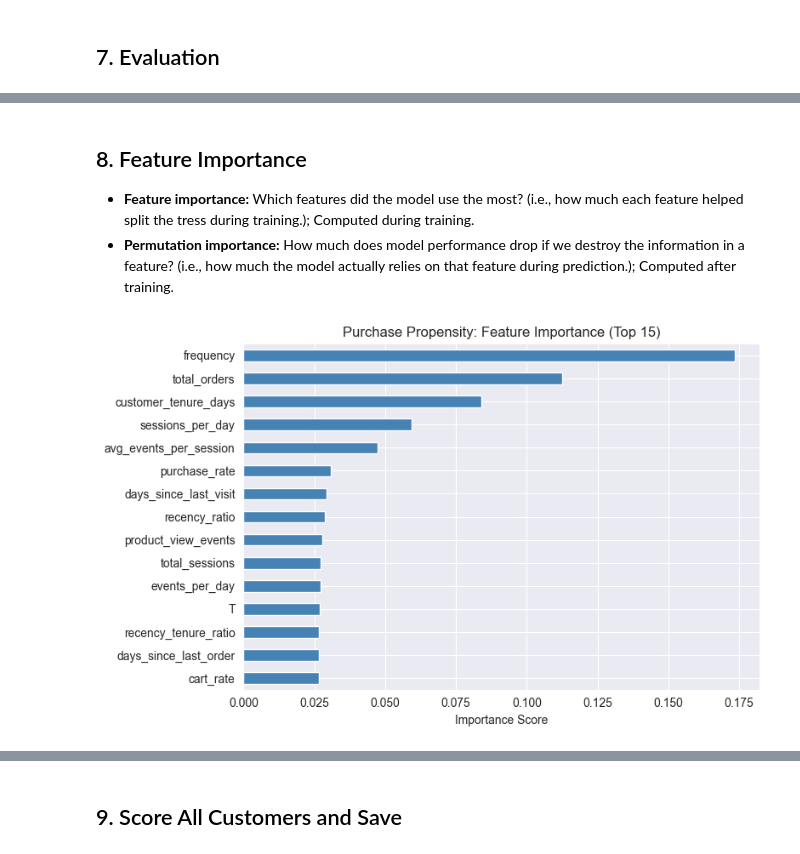
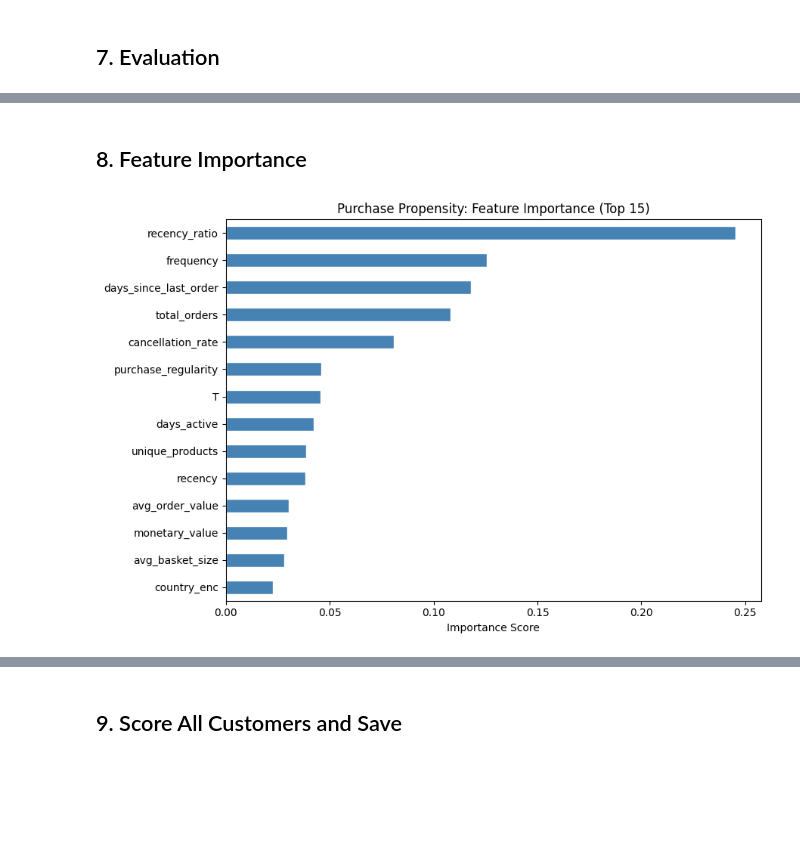
Before and after one commit to dsyhub/customer-lifetime-value-prediction, a Jupyter notebook: notebooks/02_purchase_propensity.ipynb, the cells around one changed output, grey strips where cells are left out. Drawn from its saved outputs; the diff is of its cells as text; code cells hidden in the pictures; blank space fills up the shorter version.

```diff
--- a/notebooks/02_purchase_propensity.ipynb
+++ b/notebooks/02_purchase_propensity.ipynb
@@ -213,17 +99,0 @@ Test:  10,502 (12.3% positive)
-# %%
-scale_pos_weight = (y_train == 0).sum() / (y_train == 1).sum()
-print(f"scale_pos_weight = {scale_pos_weight:.2f}")
-
-clf = xgb.XGBClassifier(
-    n_estimators=300,
-    learning_rate=0.05,
-    max_depth=5,
-    subsample=0.8,
-    colsample_bytree=0.8,
-    scale_pos_weight=scale_pos_weight,
-    eval_metric='aucpr',
-    random_state=42,
-    verbosity=0,
-)
-clf.fit(X_train, y_train, eval_set=[(X_test, y_test)], verbose=False)
-clf
@@ -248,0 +266,16 @@ XGBClassifier(base_score=None, booster=None, callbacks=None,
+# %%
+# Retrain with best hyperparameters
+best_params = study.best_params.copy()
+best_params['scale_pos_weight'] = scale_pos_weight
+best_params['eval_metric'] = 'aucpr'
+best_params['random_state'] = 42
+best_params['verbosity'] = 0
+
+best_clf = xgb.XGBClassifier(**best_params)
+best_clf.fit(X_train, y_train)
+
+# Verify on test set
+y_prob_tuned = best_clf.predict_proba(X_test)[:, 1]
+tuned_pr_auc = average_precision_score(y_test, y_prob_tuned)
+tuned_roc_auc = roc_auc_score(y_test, y_prob_tuned)
+print(f"Tuned XGBoost — PR-AUC: {tuned_pr_auc:.4f}, ROC-AUC: {tuned_roc_auc:.4f}")
@@ -346,17 +401,15 @@ Lift (top vs bottom): 5.9x
-# %% [markdown]
-## 8. Feature Importance
-
-- **Feature importance:** Which features did the model use the most? (i.e., how much each feature helped split the tress during training.); Computed during training.
-- **Permutation importance:** How much does model performance drop if we destroy the information in a feature? (i.e., how much the model actually relies on that feature during prediction.); Computed after training.
+# %% [markdown]
+## 8. Feature Importance
 # %%
-importance = pd.Series(clf.feature_importances_, index=FEATURE_COLS)
+# Feature importance from the base (uncalibrated) tuned XGBoost classifier
+importance = pd.Series(best_clf.feature_importances_, index=FEATURE_COLS)
 top_features = importance.nlargest(15).sort_values()
 
-fig, ax = plt.subplots(figsize=(8, 5))
+fig, ax = plt.subplots(figsize=(9, 6))
 top_features.plot(kind='barh', ax=ax, color='steelblue', edgecolor='white')
 ax.set_title('Purchase Propensity: Feature Importance (Top 15)')
 ax.set_xlabel('Importance Score')
 plt.tight_layout()
 plt.show()
 # %% [output]
-[figure, old version]
+[figure, new version]
```
Also changed, not shown: parts of 37 cells of this notebook, 9 other files.
